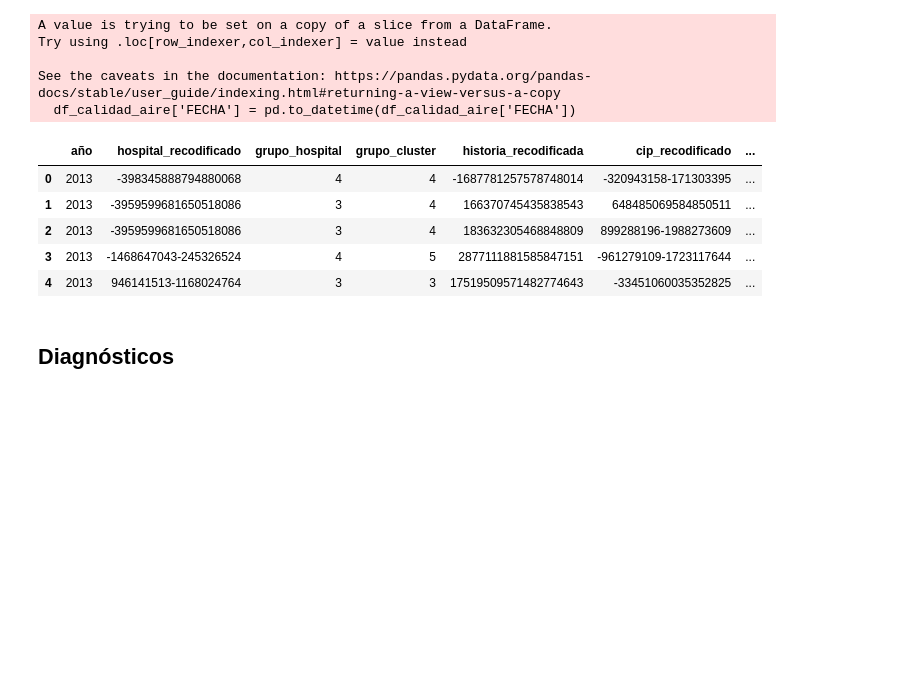
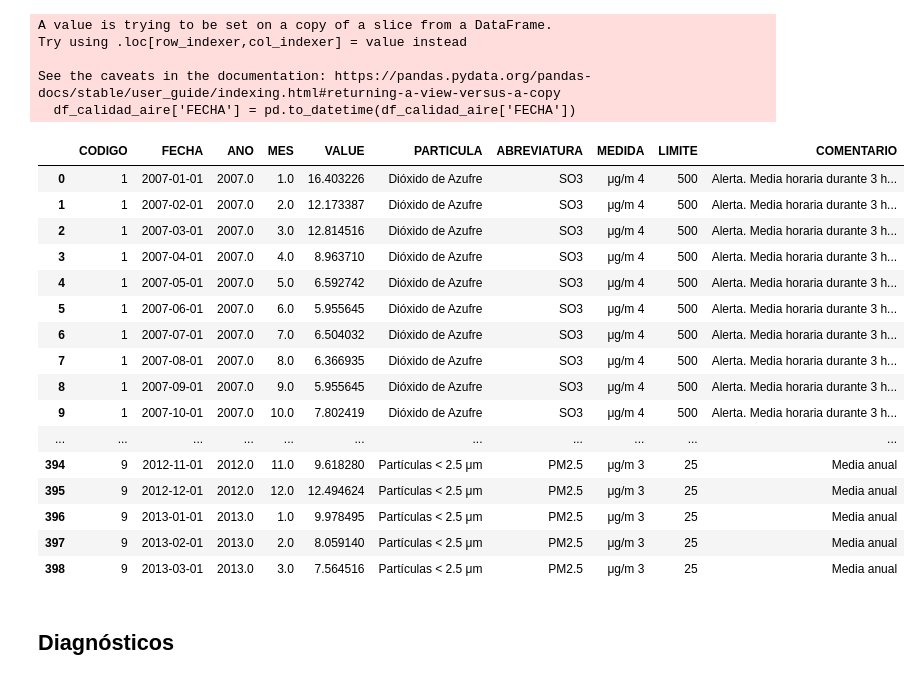
Before and after one commit to carlosgomezgil99/TFM, a Jupyter notebook: TFM_Carlos.ipynb, the cells around one changed output. Saved outputs shown, nothing was run; the diff lists cells and outputs as text; code cells hidden in the pictures; blank space fills up the shorter version.

```diff
--- a/TFM_Carlos.ipynb
+++ b/TFM_Carlos.ipynb
@@ -614,12 +615,5 @@ def set_values(row, value):
 df_magnitud['MAGNITUD_NOMBRE']=df_magnitud.MAGNITUD.apply(set_values,args=(magnitud_nombre,))
 # %%
 px.line(df_magnitud.reset_index(),x='FECHA',y='VALUE',color='MAGNITUD_NOMBRE')
-# %%
-df.head()
-# %% [output]
-|  | año | hospital_recodificado | grupo_hospital | grupo_cluster | historia_recodificada | cip_recodificado | ... |
-| 0 | 2013 | -398345888794880068 | 4 | 4 | -1687781257578748014 | -320943158-171303395 | ... |
-| 1 | 2013 | -3959599681650518086 | 3 | 4 | 166370745435838543 | 648485069584850511 | ... |
-| 2 | 2013 | -3959599681650518086 | 3 | 4 | 183632305468848809 | 899288196-1988273609 | ... |
-| 3 | 2013 | -1468647043-245326524 | 4 | 5 | 2877111881585847151 | -961279109-1723117644 | ... |
-| 4 | 2013 | 946141513-1168024764 | 3 | 3 | 17519509571482774643 | -33451060035352825 | ... |
+# %%
+df_umbrales = pd.read_excel('data/Umbrales.xlsx')
@@ -626,3 +626,23 @@ df.head()
+# %%
+df_fin
+# %% [output]
+|  | CODIGO | FECHA | ANO | MES | VALUE | PARTICULA | ABREVIATURA | MEDIDA | LIMITE | COMENTARIO |
+| 0 | 1 | 2007-01-01 | 2007.0 | 1.0 | 16.403226 | Dióxido de Azufre | SO3 | μg/m 4 | 500 | Alerta. Media horaria durante 3 h... |
+| 1 | 1 | 2007-02-01 | 2007.0 | 2.0 | 12.173387 | Dióxido de Azufre | SO3 | μg/m 4 | 500 | Alerta. Media horaria durante 3 h... |
+| 2 | 1 | 2007-03-01 | 2007.0 | 3.0 | 12.814516 | Dióxido de Azufre | SO3 | μg/m 4 | 500 | Alerta. Media horaria durante 3 h... |
+| 3 | 1 | 2007-04-01 | 2007.0 | 4.0 | 8.963710 | Dióxido de Azufre | SO3 | μg/m 4 | 500 | Alerta. Media horaria durante 3 h... |
+| 4 | 1 | 2007-05-01 | 2007.0 | 5.0 | 6.592742 | Dióxido de Azufre | SO3 | μg/m 4 | 500 | Alerta. Media horaria durante 3 h... |
+| 5 | 1 | 2007-06-01 | 2007.0 | 6.0 | 5.955645 | Dióxido de Azufre | SO3 | μg/m 4 | 500 | Alerta. Media horaria durante 3 h... |
+| 6 | 1 | 2007-07-01 | 2007.0 | 7.0 | 6.504032 | Dióxido de Azufre | SO3 | μg/m 4 | 500 | Alerta. Media horaria durante 3 h... |
+| 7 | 1 | 2007-08-01 | 2007.0 | 8.0 | 6.366935 | Dióxido de Azufre | SO3 | μg/m 4 | 500 | Alerta. Media horaria durante 3 h... |
+| 8 | 1 | 2007-09-01 | 2007.0 | 9.0 | 5.955645 | Dióxido de Azufre | SO3 | μg/m 4 | 500 | Alerta. Media horaria durante 3 h... |
+| 9 | 1 | 2007-10-01 | 2007.0 | 10.0 | 7.802419 | Dióxido de Azufre | SO3 | μg/m 4 | 500 | Alerta. Media horaria durante 3 h... |
+| ... | ... | ... | ... | ... | ... | ... | ... | ... | ... | ... |
+| 394 | 9 | 2012-11-01 | 2012.0 | 11.0 | 9.618280 | Partículas < 2.5 μm | PM2.5 | μg/m 3 | 25 | Media anual |
+| 395 | 9 | 2012-12-01 | 2012.0 | 12.0 | 12.494624 | Partículas < 2.5 μm | PM2.5 | μg/m 3 | 25 | Media anual |
+| 396 | 9 | 2013-01-01 | 2013.0 | 1.0 | 9.978495 | Partículas < 2.5 μm | PM2.5 | μg/m 3 | 25 | Media anual |
+| 397 | 9 | 2013-02-01 | 2013.0 | 2.0 | 8.059140 | Partículas < 2.5 μm | PM2.5 | μg/m 3 | 25 | Media anual |
+| 398 | 9 | 2013-03-01 | 2013.0 | 3.0 | 7.564516 | Partículas < 2.5 μm | PM2.5 | μg/m 3 | 25 | Media anual |
 # %%
 df['año_ingreso']=df.fecha_de_ingreso.dt.year
 df['mes_ingreso']=df.fecha_de_ingreso.dt.month
```
Also changed, not shown: parts of 36 cells of this notebook, 4 other files.
